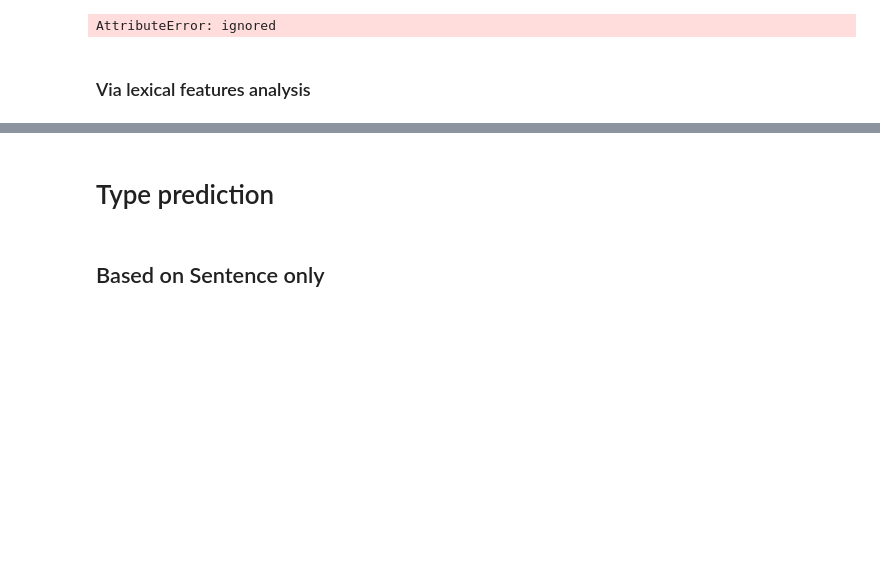
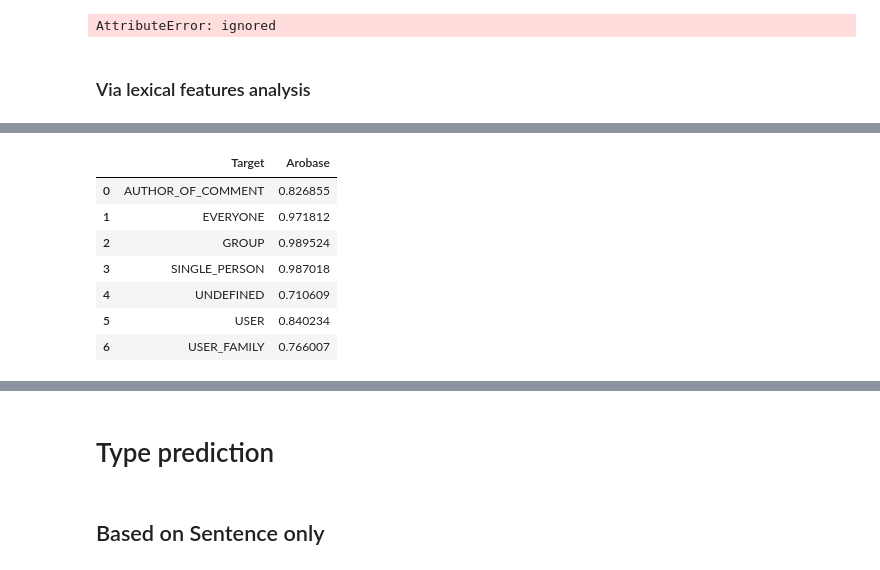
Before and after one commit to d-roland/toxicityDetection, a Jupyter notebook: CS224n_Toxicity_Detection.ipynb, the cells around one changed output, grey strips where cells are left out. Cells and saved outputs as stored; diff of their text form; code cells hidden in the pictures; blank space fills up the shorter version.

```diff
--- a/CS224n_Toxicity_Detection.ipynb
+++ b/CS224n_Toxicity_Detection.ipynb
@@ -4197,0 +4283,13 @@ for i in range(len(tags)):
+# %%
+df_0 = dataset[['Target', 'Arobase']].loc[dataset.Arobase == 0 ].groupby('Target').count().reset_index()
+df_0['Arobase'] = df_0['Arobase'] / df_full['Arobase']
+df_0
+# %% [output]
+|  | Target | Arobase |
+| 0 | AUTHOR_OF_COMMENT | 0.826855 |
+| 1 | EVERYONE | 0.971812 |
+| 2 | GROUP | 0.989524 |
+| 3 | SINGLE_PERSON | 0.987018 |
+| 4 | UNDEFINED | 0.710609 |
+| 5 | USER | 0.840234 |
+| 6 | USER_FAMILY | 0.766007 |
```
Also changed, not shown: parts of 17 cells of this notebook.
